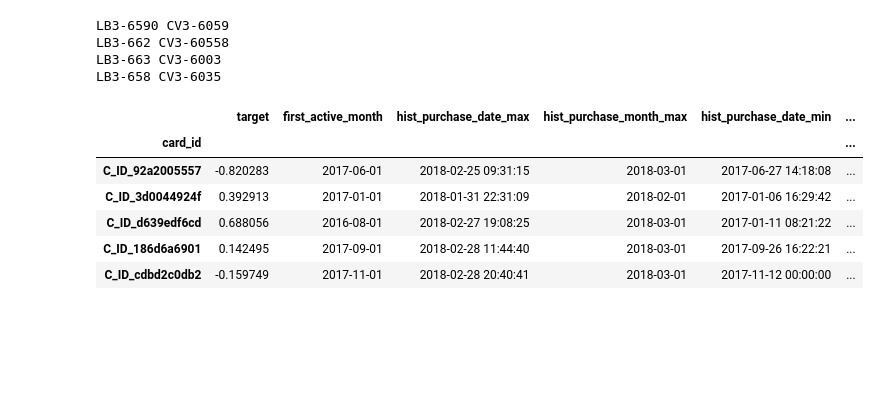
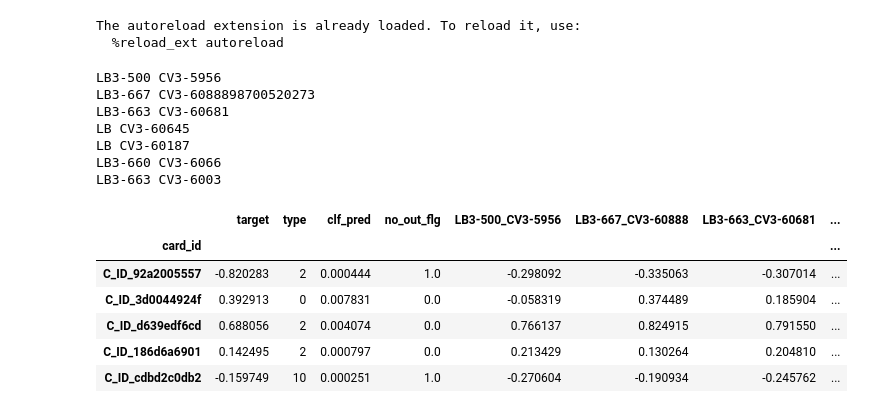
Before and after one commit to Chestnut1999/Elo-Recommendation-23place, a Jupyter notebook: jpy/262_elo_EDA_CV.ipynb, the cells around one changed output. Drawn from its saved outputs; the diff is of its cells as text; code cells hidden in the pictures; blank space fills up the shorter version.

```diff
--- a/jpy/262_elo_EDA_CV.ipynb
+++ b/jpy/262_elo_EDA_CV.ipynb
@@ -23,43 +23,52 @@ import sys
 import glob
 from joblib import Parallel, delayed
 
-os.listdir('../input/')
 key = 'card_id'
 target = 'target'
 ignore_list = [key, target, 'merchant_id', 'first_avtive_month']
+# %% [output]
+The autoreload extension is already loaded. To reload it, use:
+  %reload_ext autoreload
 # %%
-base = utils.read_pkl_gzip('../input/base_no_out_clf.gz').set_index(key)
-df_type = pd.read_csv('../input/card_ids_grouping.csv').set_index(key)
-base = base.join(df_type)
+base = utils.read_pkl_gzip('../input/base_type_group.gz')[[key, target, 'type', 'clf_pred', 'no_out_flg']].set_index(key)
 
 #========================================================================
 # 予測値を結合する
 submit_list = glob.glob('../ensemble/good_submit_ensemble/*')
-submit_list = glob.glob('../ensemble/good_submit_ensemble/tmp/*')
+submit_list = glob.glob('../ensemble/good_submit_ensemble/tmp/*.gz') + glob.glob('../ensemble/good_submit_ensemble/tmp/*.csv')
 for path in submit_list:
     cv = 'CV' + re.search(r'CV([^/.]*)_LB', path.replace('.', '-')).group(1)
     if path.count('gz'):
         tmp = utils.read_pkl_gzip(path)[[key, 'prediction']].set_index(key)
         lb = 'LB' + re.search(r'LB([^/.]*).gz', path.replace('.', '-')).group(1)
     else:
         tmp = pd.read_csv(path)[[key, 'prediction']].set_index(key)
         lb = 'LB' + re.search(r'LB([^/.]*).csv', path.replace('.', '-')).group(1)
     print(lb, cv)
-    base[f"{lb}_{cv[:7]}"] = tmp
+    if path.count('1130'):
+        base['LB_CV_pp_02231130'] = tmp
+    elif path.count('1120'):
+        base['LB_CV_pp_02231120'] = tmp
+    else:
+        base[f"{lb}_{cv[:9]}"] = tmp
+
 base.head()
 #======================================================================
 # %% [output]
-LB3-6590 CV3-6059
-LB3-662 CV3-60558
+LB3-500 CV3-5956
+LB3-667 CV3-6088898700520273
+LB3-663 CV3-60681
+LB CV3-60645
+LB CV3-60187
+LB3-660 CV3-6066
 LB3-663 CV3-6003
-LB3-658 CV3-6035
-|  | target | first_active_month | hist_purchase_date_max | hist_purchase_month_max | hist_purchase_date_min | ... |
-| card_id |  |  |  |  |  | ... |
-| C_ID_92a2005557 | -0.820283 | 2017-06-01 | 2018-02-25 09:31:15 | 2018-03-01 | 2017-06-27 14:18:08 | ... |
-| C_ID_3d0044924f | 0.392913 | 2017-01-01 | 2018-01-31 22:31:09 | 2018-02-01 | 2017-01-06 16:29:42 | ... |
-| C_ID_d639edf6cd | 0.688056 | 2016-08-01 | 2018-02-27 19:08:25 | 2018-03-01 | 2017-01-11 08:21:22 | ... |
-| C_ID_186d6a6901 | 0.142495 | 2017-09-01 | 2018-02-28 11:44:40 | 2018-03-01 | 2017-09-26 16:22:21 | ... |
-| C_ID_cdbd2c0db2 | -0.159749 | 2017-11-01 | 2018-02-28 20:40:41 | 2018-03-01 | 2017-11-12 00:00:00 | ... |
+|  | target | type | clf_pred | no_out_flg | LB3-500_CV3-5956 | LB3-667_CV3-60888 | LB3-663_CV3-60681 | ... |
+| card_id |  |  |  |  |  |  |  | ... |
+| C_ID_92a2005557 | -0.820283 | 2 | 0.000444 | 1.0 | -0.298092 | -0.335063 | -0.307014 | ... |
+| C_ID_3d0044924f | 0.392913 | 0 | 0.007831 | 0.0 | -0.058319 | 0.374489 | 0.185904 | ... |
+| C_ID_d639edf6cd | 0.688056 | 2 | 0.004074 | 0.0 | 0.766137 | 0.824915 | 0.791550 | ... |
+| C_ID_186d6a6901 | 0.142495 | 2 | 0.000797 | 0.0 | 0.213429 | 0.130264 | 0.204810 | ... |
+| C_ID_cdbd2c0db2 | -0.159749 | 10 | 0.000251 | 1.0 | -0.270604 | -0.190934 | -0.245762 | ... |
 # %%
 min_thres = 0.01
 # Low Outlier Ratio
```
Also changed, not shown: parts of 9 cells of this notebook, 24 other files.
